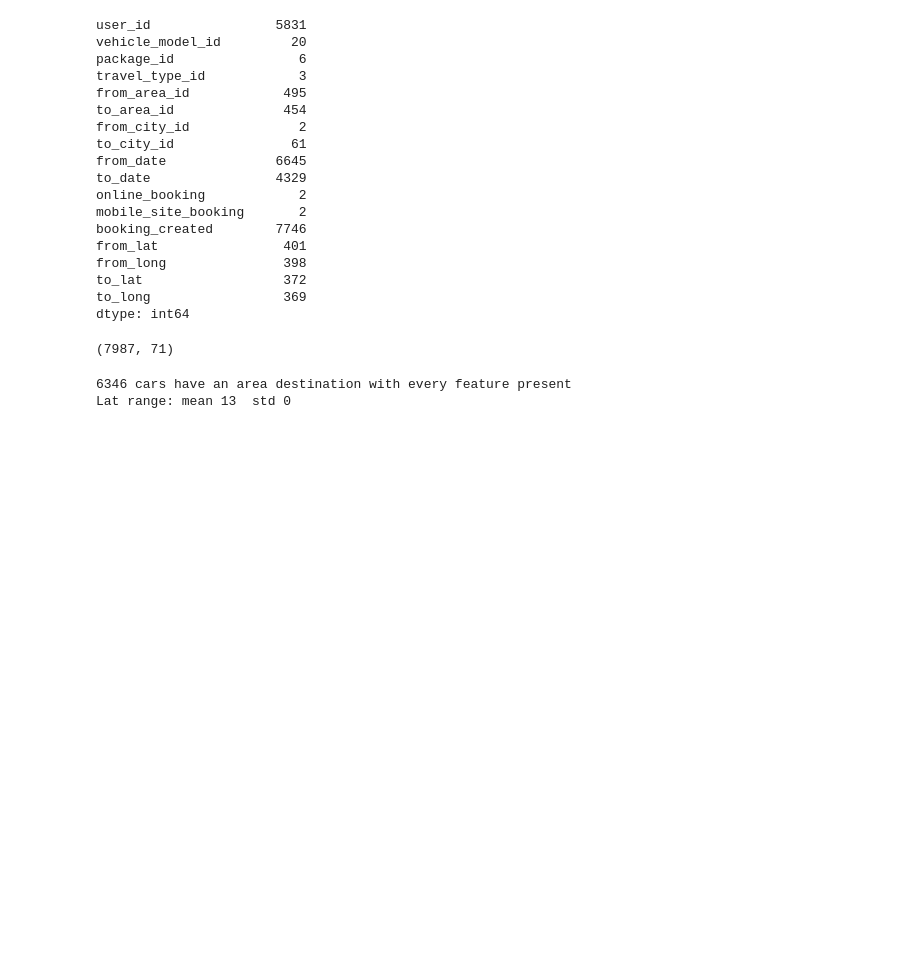
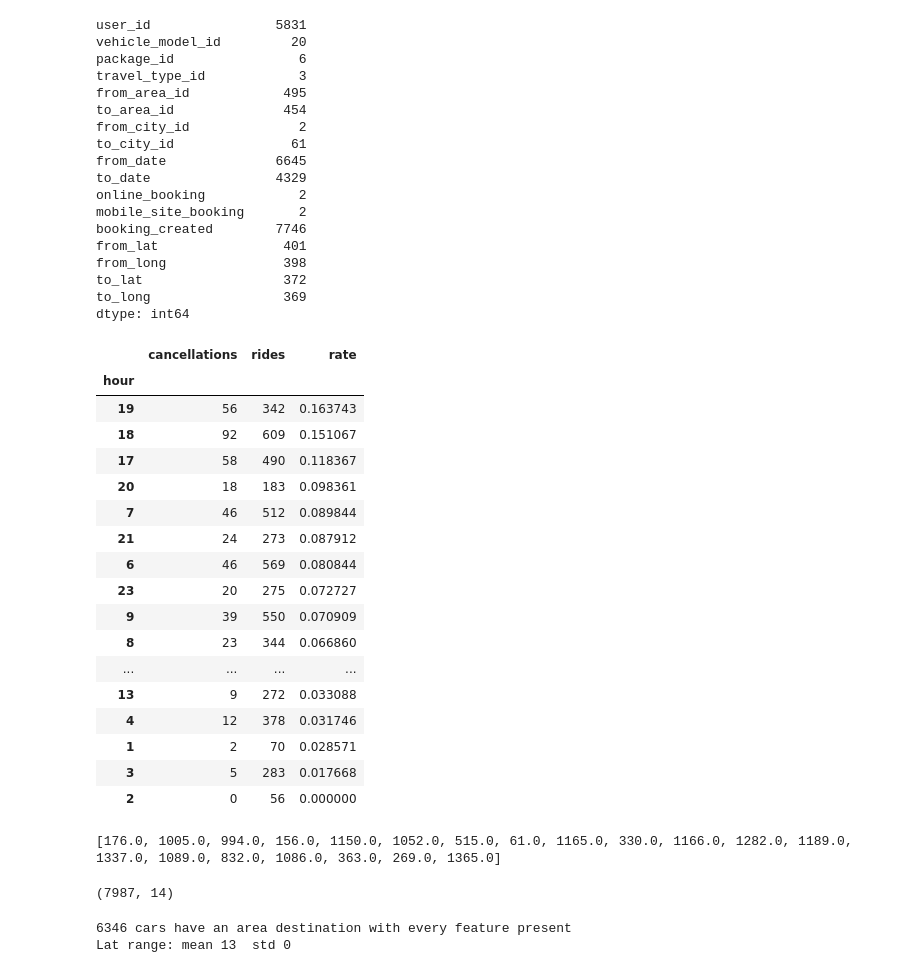
Before and after one commit to mjp370/OPAN-6602_Project_2, a Jupyter notebook: Project_2_MP_Analysis.ipynb, the cells around one changed output. Cells and saved outputs as stored; diff of their text form; code cells hidden in the pictures; blank space fills up the shorter version.

```diff
--- a/Project_2_MP_Analysis.ipynb
+++ b/Project_2_MP_Analysis.ipynb
@@ -334,35 +302,90 @@ from_long               398
 to_lat                  372
 to_long                 369
 dtype: int64
+# %%
+eda = X_train.copy()
+eda['cancellation'] = y_train
+
+eda['from_date'] = pd.to_datetime(eda['from_date'])
+eda['hour'] = eda['from_date'].dt.hour
+eda.groupby('hour')['cancellation'].agg(
+    cancellations='sum',
+    rides='size',
+    rate='mean'
+).sort_values('rate', ascending=False)
+# %% [output]
+|  | cancellations | rides | rate |
+| hour |  |  |  |
+| 19 | 56 | 342 | 0.163743 |
+| 18 | 92 | 609 | 0.151067 |
+| 17 | 58 | 490 | 0.118367 |
+| 20 | 18 | 183 | 0.098361 |
+| 7 | 46 | 512 | 0.089844 |
+| 21 | 24 | 273 | 0.087912 |
+| 6 | 46 | 569 | 0.080844 |
+| 23 | 20 | 275 | 0.072727 |
+| 9 | 39 | 550 | 0.070909 |
+| 8 | 23 | 344 | 0.066860 |
+| ... | ... | ... | ... |
+| 13 | 9 | 272 | 0.033088 |
+| 4 | 12 | 378 | 0.031746 |
+| 1 | 2 | 70 | 0.028571 |
+| 3 | 5 | 283 | 0.017668 |
+| 2 | 0 | 56 | 0.000000 |
+# %%
+area_stats = eda.groupby('from_area_id')['cancellation'].agg(
+    cancellations='sum',
+    rides='size',
+    rate='mean'
+)
+
+top_areas = (area_stats[area_stats['cancellations'] > 3]
+             .sort_values('rate', ascending=False))
+top_areas
+
+n = 20
+top_n_list = top_areas.head(n).index.tolist()
+print(top_n_list)
+# %% [output]
+[176.0, 1005.0, 994.0, 156.0, 1150.0, 1052.0, 515.0, 61.0, 1165.0, 330.0, 1166.0, 1282.0, 1189.0, 1337.0, 1089.0, 832.0, 1086.0, 363.0, 269.0, 1365.0]
 # %%
 X_train['package_id_missing'] = np.where(X_train['package_id'].isna(),1,0)
 X_train['to_date_missing'] = np.where(X_train['to_date'].isna(),1,0)
-X_train = X_train.drop(columns=['user_id','package_id','to_city_id','from_city_id','to_date'])
 
 drop_rows = X_train[X_train['from_area_id'].isna() | X_train['from_lat'].isna() | X_train['from_long'].isna()].index
 X_train = X_train.drop(index=drop_rows)
 y_train = y_train.drop(index=drop_rows)
 
-X_train = pd.get_dummies(X_train, columns=['vehicle_model_id','travel_type_id'],drop_first=True,dtype=int)
-
 #Deal with the dates, used AI to help engineer numeric feautres from datetime data
 for c in ['from_date', 'booking_created']:
     X_train[c] = pd.to_datetime(X_train[c])
 
+#Create booking days before trip and rush hour feature
 X_train['booking_days_before_trip'] = (X_train['from_date'] - X_train['booking_created']).dt.total_seconds() / 86400
-X_train['from_hour']  = X_train['from_date'].dt.hour
-X_train['from_dow']   = X_train['from_date'].dt.dayofweek
-X_train['from_month'] = X_train['from_date'].dt.month
+X_train = X_train.drop(columns=['from_date', 'booking_created'])
 
-X_train = X_train.drop(columns=['from_date', 'booking_created'])
-X_train = pd.get_dummies(X_train, columns=['from_hour', 'from_dow', 'from_month'], drop_first=True,dtype=int)
-
+#Create haversine distance feature
 X_train['haversine_km'] = haversine(X_train['from_lat'], X_train['from_long'],
                                     X_train['to_lat'],   X_train['to_long'])
 
+#Create a top 20 pickups field
+# X_train['high_cancel_rate_pickup'] = np.where(X_train['from_area_id'].isin(top_n_list),1,0)
+
+#Encone to_area_id as binary
+X_train['to_area_id_missing'] = X_train['to_area_id'].isna().astype(int)
+X_train = X_train.drop(columns=['to_area_id'])
+
+# Encode to_date as binary
+X_train['to_date_missing'] = X_train['to_date'].isna().astype(int)
+X_train = X_train.drop(columns=['to_date'])
+
+X_train = pd.get_dummies(X_train, columns=['travel_type_id'],drop_first=True,dtype=int)
+
+X_train = X_train.drop(columns=['user_id','package_id','to_city_id','from_city_id','vehicle_model_id'])
+
 X_train.shape
 # %% [output]
-(7987, 71)
+(7987, 14)
 # %%
 drop_cols = ['to_lat']
 features = [c for c in X_train.columns if c not in drop_cols]
```
Also changed, not shown: parts of 26 cells of this notebook.
